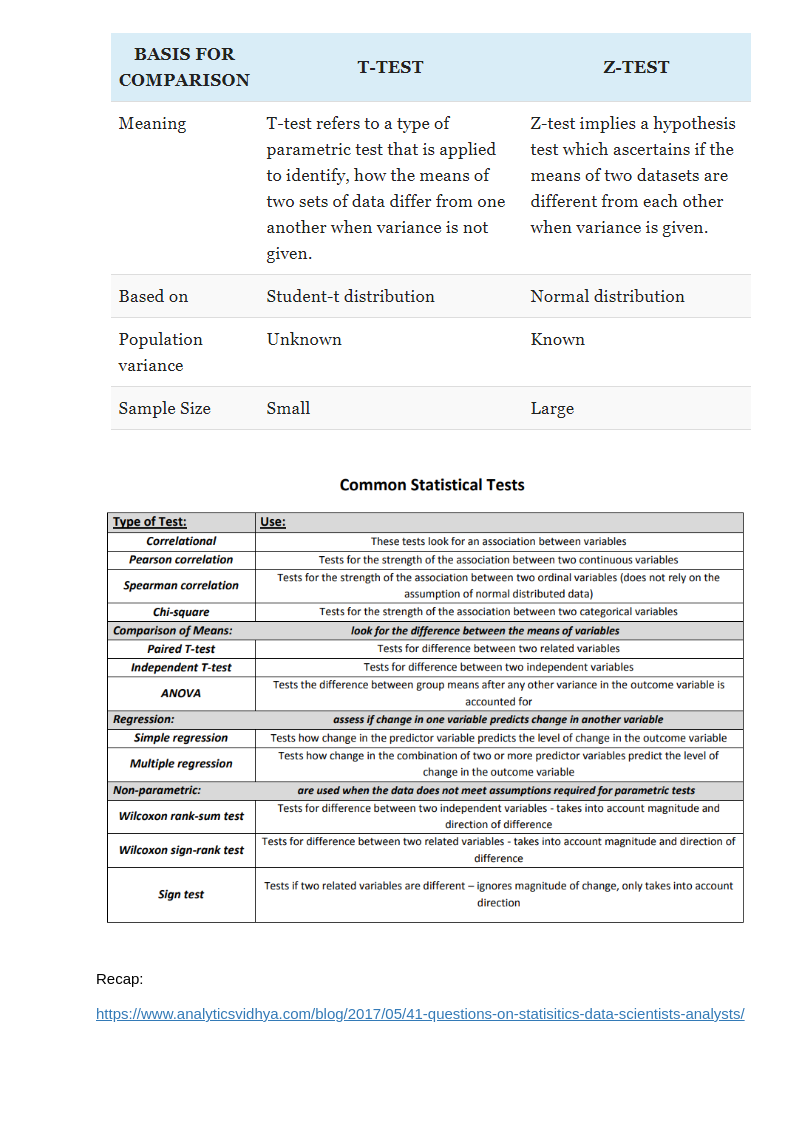
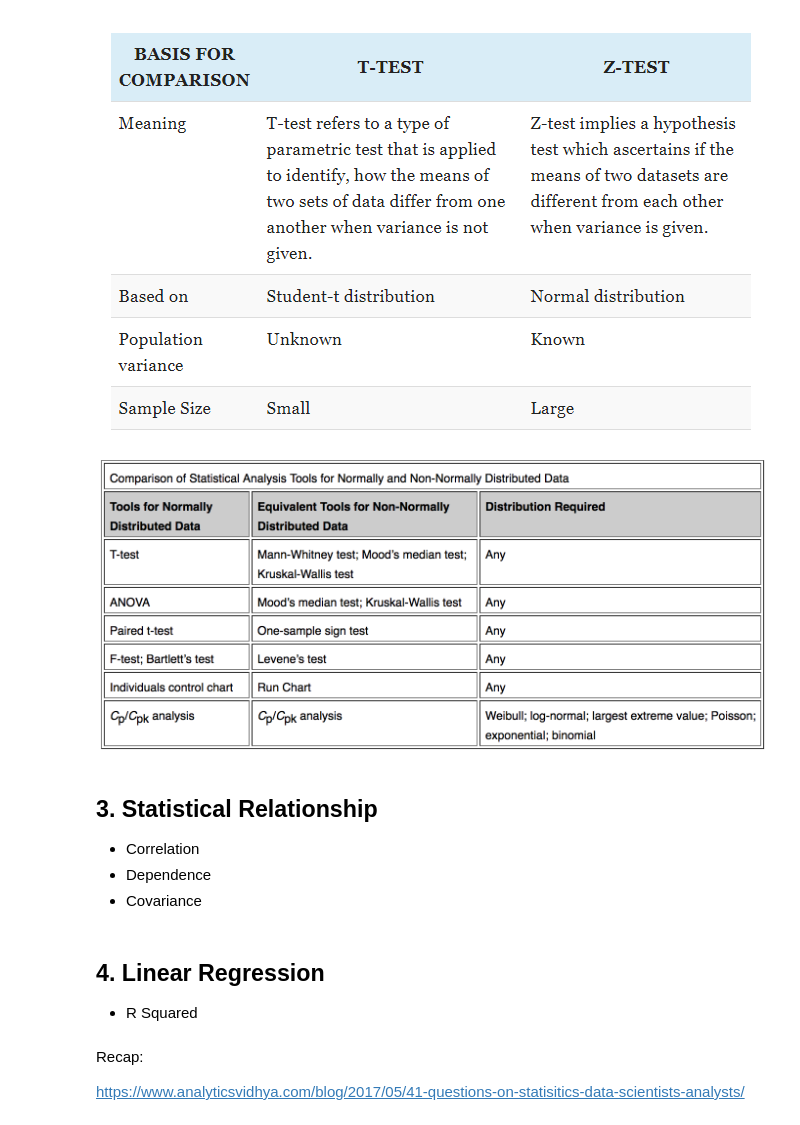
Before and after one commit to XuefeiY/Statistics, a Jupyter notebook: Statistics.ipynb, the cells around one changed output. Saved outputs shown, nothing was run; the diff lists cells and outputs as text; code cells hidden in the pictures; blank space fills up the shorter version.

```diff
--- a/Statistics.ipynb
+++ b/Statistics.ipynb
@@ -21,9 +31,17 @@ Image(filename='z test & t test.png')
 [figure]
 # %%
 from IPython.display import Image
-Image(filename='Common Statistical Test.png')
+Image(filename='Equiv.png')
 # %% [output]
-[figure, old version]
+[figure, new version]
+# %% [markdown]
+## 3. Statistical Relationship
+* Correlation
+* Dependence
+* Covariance
+# %% [markdown]
+## 4. Linear Regression
+* R Squared
 # %% [markdown]
 Recap:
 
```
Also changed, not shown: parts of 3 cells of this notebook.
